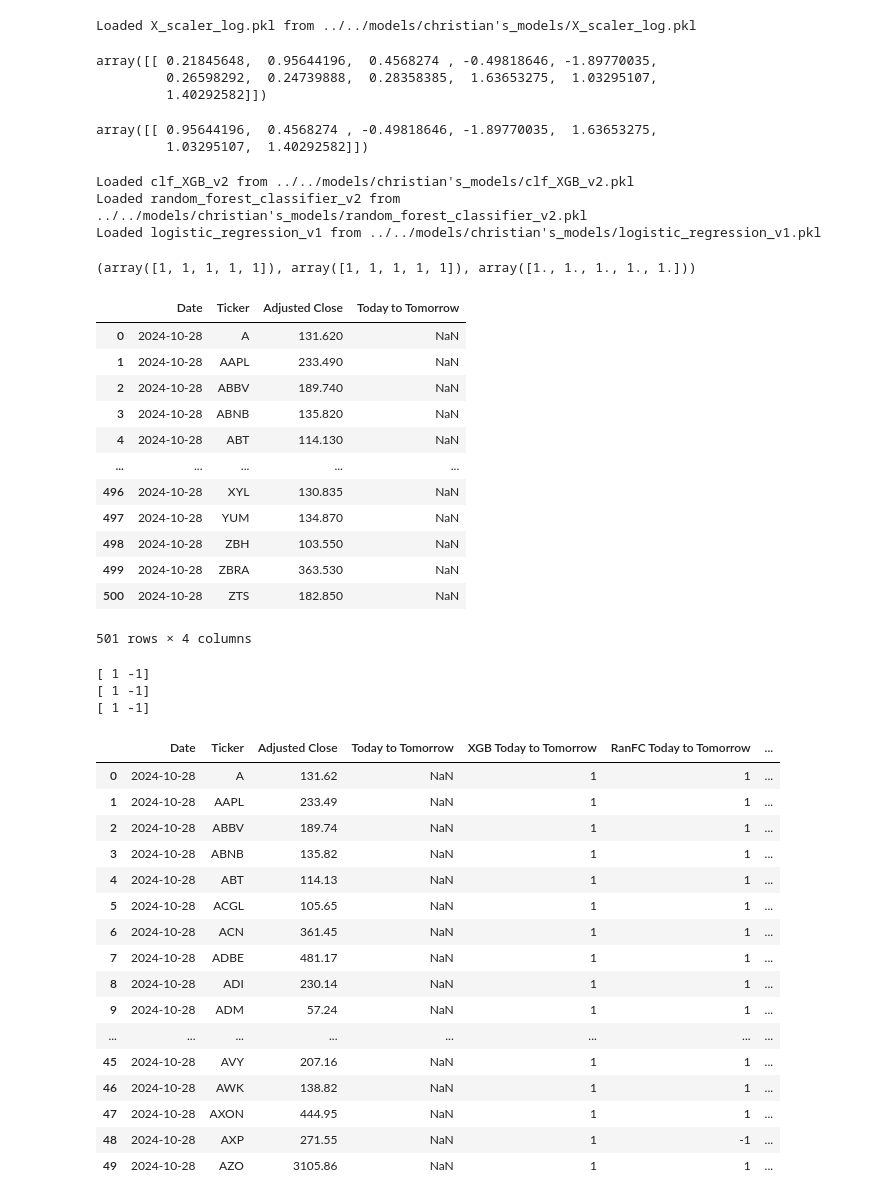
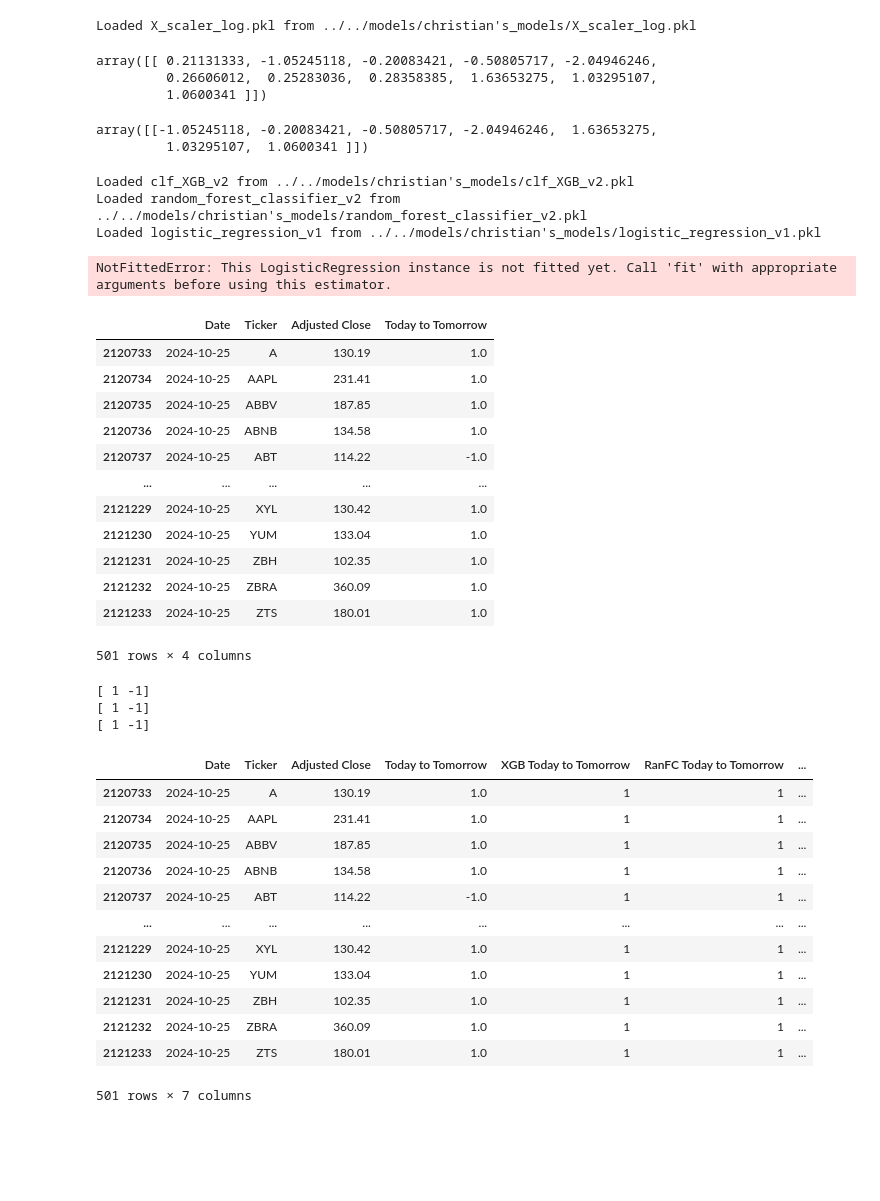
Before and after one commit to Corey-Holton/Group_project_2, a Jupyter notebook: notebooks/christian_exploration/predictions_notebook.ipynb, the cells around one changed output. Drawn from its saved outputs; the diff is of its cells as text; code cells hidden in the pictures; blank space fills up the shorter version.

```diff
--- a/notebooks/christian_exploration/predictions_notebook.ipynb
+++ b/notebooks/christian_exploration/predictions_notebook.ipynb
@@ -45,0 +38,16 @@ Todays Date: 2024-10-28
+# %%
+def split_dataset_by_date(raw_data: pd.DataFrame, start_date: str, end_date: str):
+    # Filter data by date range
+    filter_data_by_date = (raw_data["Date"] >= start_date) & (raw_data["Date"] <= end_date)
+
+    return raw_data[filter_data_by_date]
+# %%
+start_date = "2024-10-25"
+end_date = "2024-10-25"
+
+todays_data = split_dataset_by_date(raw_data, start_date, end_date)
+
+print("Start date:", todays_data["Date"].min())
+print("End date:", todays_data["Date"].max())
+print("Requested start date:", start_date)
+print("Requested end date:", end_date)
@@ -143,16 +156,16 @@ X_scaled = X_scaler.transform(predict_data_clean)
 
 X_scaled[:1]
 # %% [output]
-array([[ 0.21845648,  0.95644196,  0.4568274 , -0.49818646, -1.89770035,
-         0.26598292,  0.24739888,  0.28358385,  1.63653275,  1.03295107,
-         1.40292582]])
+array([[ 0.21131333, -1.05245118, -0.20083421, -0.50805717, -2.04946246,
+         0.26606012,  0.25283036,  0.28358385,  1.63653275,  1.03295107,
+         1.0600341 ]])
 # %%
 X_scaled_log = X_scaler_log.transform(log_predict_data_clean)
 
 X_scaled_log[:1]
 # %% [output]
-array([[ 0.95644196,  0.4568274 , -0.49818646, -1.89770035,  1.63653275,
-         1.03295107,  1.40292582]])
+array([[-1.05245118, -0.20083421, -0.50805717, -2.04946246,  1.63653275,
+         1.03295107,  1.0600341 ]])
 # %%
 import pickle
 
@@ -187,56 +200,53 @@ y_LR[y_LR == 0] = -1
 
 y_XGB[:5], y_RFC[:5], y_LR[:5]
 # %% [output]
-(array([1, 1, 1, 1, 1]), array([1, 1, 1, 1, 1]), array([1., 1., 1., 1., 1.]))
+NotFittedError: This LogisticRegression instance is not fitted yet. Call 'fit' with appropriate arguments before using this estimator.
 # %%
 todays_data_clean = todays_data[["Date", "Ticker", "Adjusted Close", "Today to Tomorrow"]].copy()
 
 todays_data_clean
 # %% [output]
 |  | Date | Ticker | Adjusted Close | Today to Tomorrow |
-| 0 | 2024-10-28 | A | 131.620 | NaN |
-| 1 | 2024-10-28 | AAPL | 233.490 | NaN |
-| 2 | 2024-10-28 | ABBV | 189.740 | NaN |
-| 3 | 2024-10-28 | ABNB | 135.820 | NaN |
-| 4 | 2024-10-28 | ABT | 114.130 | NaN |
+| 2120733 | 2024-10-25 | A | 130.19 | 1.0 |
+| 2120734 | 2024-10-25 | AAPL | 231.41 | 1.0 |
+| 2120735 | 2024-10-25 | ABBV | 187.85 | 1.0 |
+| 2120736 | 2024-10-25 | ABNB | 134.58 | 1.0 |
+| 2120737 | 2024-10-25 | ABT | 114.22 | -1.0 |
 | ... | ... | ... | ... | ... |
-| 496 | 2024-10-28 | XYL | 130.835 | NaN |
-| 497 | 2024-10-28 | YUM | 134.870 | NaN |
-| 498 | 2024-10-28 | ZBH | 103.550 | NaN |
-| 499 | 2024-10-28 | ZBRA | 363.530 | NaN |
-| 500 | 2024-10-28 | ZTS | 182.850 | NaN |
+| 2121229 | 2024-10-25 | XYL | 130.42 | 1.0 |
+| 2121230 | 2024-10-25 | YUM | 133.04 | 1.0 |
+| 2121231 | 2024-10-25 | ZBH | 102.35 | 1.0 |
+| 2121232 | 2024-10-25 | ZBRA | 360.09 | 1.0 |
+| 2121233 | 2024-10-25 | ZTS | 180.01 | 1.0 |
 501 rows × 4 columns
 # %%
 todays_data_predict = todays_data_clean.copy()
 
 # Change to integer
+# todays_data_predict["Today to Tomorrow"] = todays_data_predict["Today to Tomorrow"].astype(int)
 todays_data_predict["XGB Today to Tomorrow"] = y_XGB
 todays_data_predict["RanFC Today to Tomorrow"] = y_RFC
 todays_data_predict["Log_R Today to Tomorrow"] = y_LR.astype(int)
 
 
 print(todays_data_predict["XGB Today to Tomorrow"].unique())
 print(todays_data_predict["RanFC Today to Tomorrow"].unique())
 print(todays_data_predict["Log_R Today to Tomorrow"].unique())
-todays_data_predict.head(50)
+todays_data_predict
 # %% [output]
 [ 1 -1]
 [ 1 -1]
 [ 1 -1]
 |  | Date | Ticker | Adjusted Close | Today to Tomorrow | XGB Today to Tomorrow | RanFC Today to Tomorrow | ... |
-| 0 | 2024-10-28 | A | 131.62 | NaN | 1 | 1 | ... |
-| 1 | 2024-10-28 | AAPL | 233.49 | NaN | 1 | 1 | ... |
-| 2 | 2024-10-28 | ABBV | 189.74 | NaN | 1 | 1 | ... |
-| 3 | 2024-10-28 | ABNB | 135.82 | NaN | 1 | 1 | ... |
-| 4 | 2024-10-28 | ABT | 114.13 | NaN | 1 | 1 | ... |
-| 5 | 2024-10-28 | ACGL | 105.65 | NaN | 1 | 1 | ... |
-| 6 | 2024-10-28 | ACN | 361.45 | NaN | 1 | 1 | ... |
-| 7 | 2024-10-28 | ADBE | 481.17 | NaN | 1 | 1 | ... |
-| 8 | 2024-10-28 | ADI | 230.14 | NaN | 1 | 1 | ... |
-| 9 | 2024-10-28 | ADM | 57.24 | NaN | 1 | 1 | ... |
+| 2120733 | 2024-10-25 | A | 130.19 | 1.0 | 1 | 1 | ... |
+| 2120734 | 2024-10-25 | AAPL | 231.41 | 1.0 | 1 | 1 | ... |
+| 2120735 | 2024-10-25 | ABBV | 187.85 | 1.0 | 1 | 1 | ... |
+| 2120736 | 2024-10-25 | ABNB | 134.58 | 1.0 | 1 | 1 | ... |
+| 2120737 | 2024-10-25 | ABT | 114.22 | -1.0 | 1 | 1 | ... |
 | ... | ... | ... | ... | ... | ... | ... | ... |
-| 45 | 2024-10-28 | AVY | 207.16 | NaN | 1 | 1 | ... |
-| 46 | 2024-10-28 | AWK | 138.82 | NaN | 1 | 1 | ... |
-| 47 | 2024-10-28 | AXON | 444.95 | NaN | 1 | 1 | ... |
-| 48 | 2024-10-28 | AXP | 271.55 | NaN | 1 | -1 | ... |
-| 49 | 2024-10-28 | AZO | 3105.86 | NaN | 1 | 1 | ... |
+| 2121229 | 2024-10-25 | XYL | 130.42 | 1.0 | 1 | 1 | ... |
+| 2121230 | 2024-10-25 | YUM | 133.04 | 1.0 | 1 | 1 | ... |
+| 2121231 | 2024-10-25 | ZBH | 102.35 | 1.0 | 1 | 1 | ... |
+| 2121232 | 2024-10-25 | ZBRA | 360.09 | 1.0 | 1 | 1 | ... |
+| 2121233 | 2024-10-25 | ZTS | 180.01 | 1.0 | 1 | 1 | ... |
+501 rows × 7 columns
```
Also changed, not shown: parts of 9 cells of this notebook, 7 other files.
